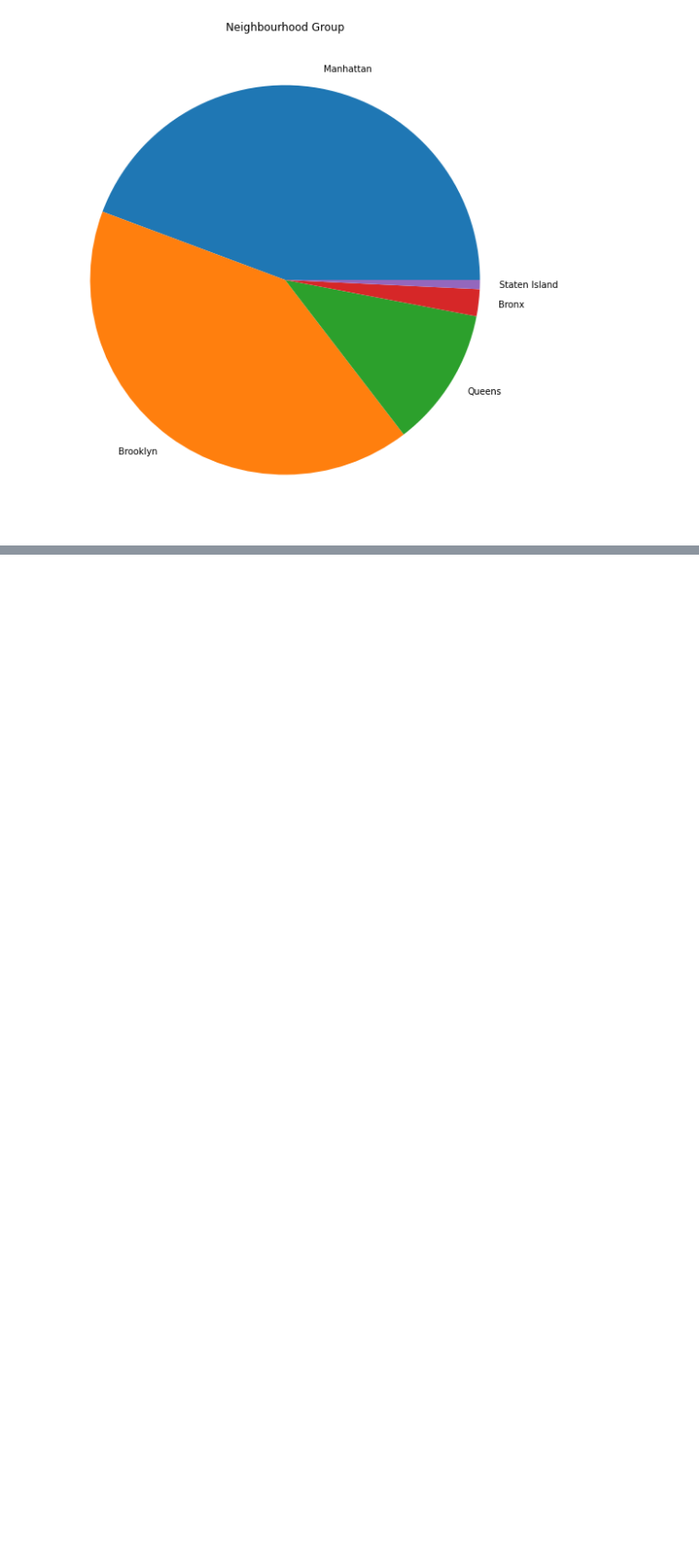
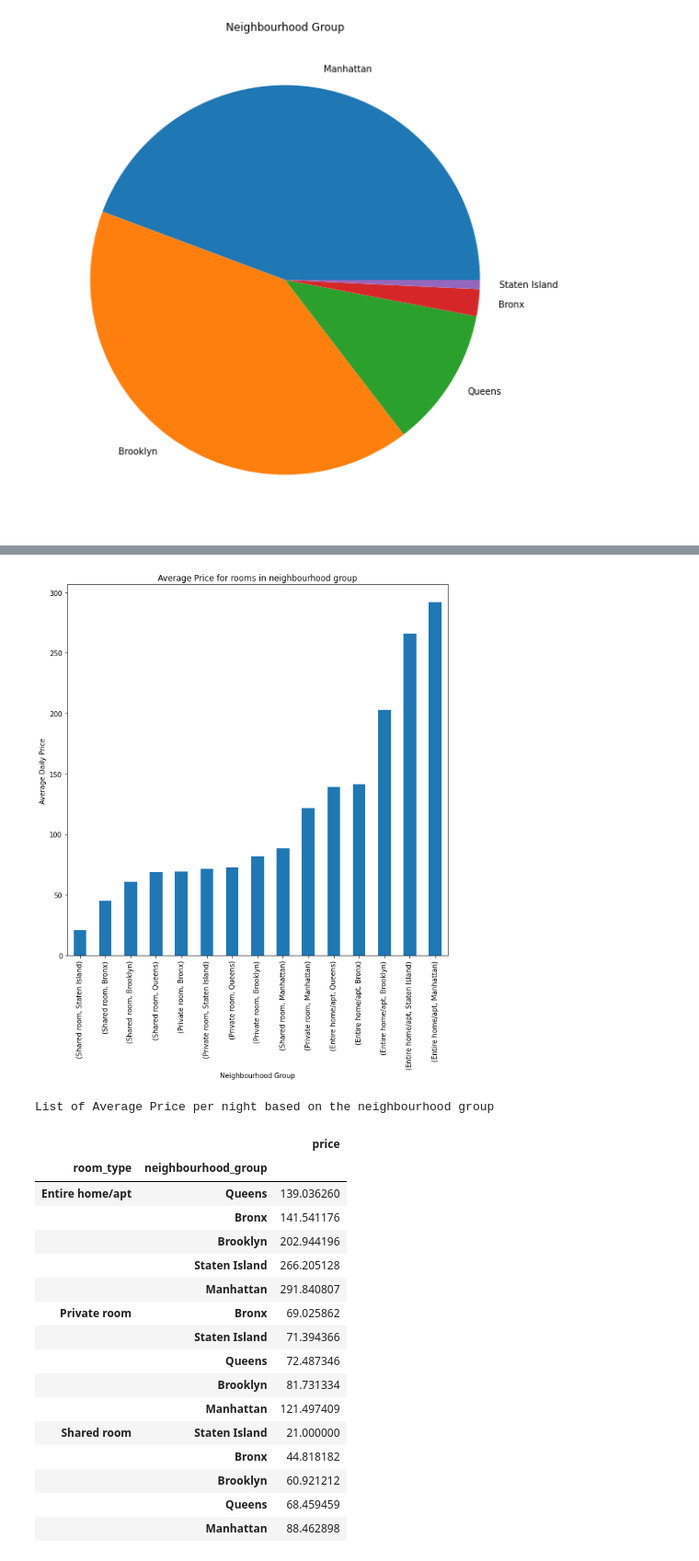
Before and after one commit to AnuragReddyMalipeddi/Capstone-Project-EDA1, a Jupyter notebook: Airbnb_Bookings_Analysis_Capstone_Project.ipynb, the cells around one changed output, grey strips where cells are left out. Shown at 92% size. Drawn from its saved outputs; the diff is of its cells as text; code cells hidden in the pictures; blank space fills up the shorter version.

```diff
--- a/Airbnb_Bookings_Analysis_Capstone_Project.ipynb
+++ b/Airbnb_Bookings_Analysis_Capstone_Project.ipynb
@@ -191,0 +215,34 @@ sns.scatterplot(airbnb.longitude,airbnb.latitude,hue=airbnb.neighbourhood_group)
+# %%
+#knowing about price
+
+airbnb.head()
+plt.figure(figsize=(10,10))
+df = airbnb[airbnb['minimum_nights']==1]
+df1 = df.groupby(['room_type','neighbourhood_group'])['price'].mean().sort_values(ascending=True)
+df1.plot(kind='bar')
+plt.title('Average Price for rooms in neighbourhood group')
+plt.ylabel('Average Daily Price')
+plt.xlabel('Neighbourhood Group')
+plt.show()
+print('List of Average Price per night based on the neighbourhood group')
+pd.DataFrame(df1).sort_values(by='room_type')
+# %% [output]
+[figure, added]
+List of Average Price per night based on the neighbourhood group
+|  |  | price |
+| room_type | neighbourhood_group |  |
+| Entire home/apt | Queens | 139.036260 |
+|  | Bronx | 141.541176 |
+|  | Brooklyn | 202.944196 |
+|  | Staten Island | 266.205128 |
+|  | Manhattan | 291.840807 |
+| Private room | Bronx | 69.025862 |
+|  | Staten Island | 71.394366 |
+|  | Queens | 72.487346 |
+|  | Brooklyn | 81.731334 |
+|  | Manhattan | 121.497409 |
+| Shared room | Staten Island | 21.000000 |
+|  | Bronx | 44.818182 |
+|  | Brooklyn | 60.921212 |
+|  | Queens | 68.459459 |
+|  | Manhattan | 88.462898 |
```
Also changed, not shown: parts of 16 cells of this notebook.
